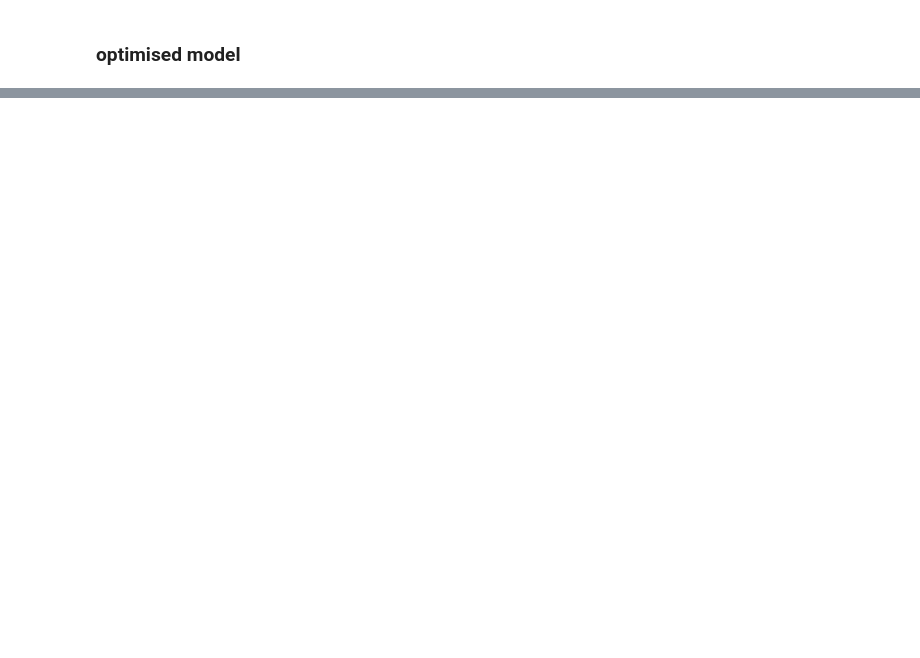
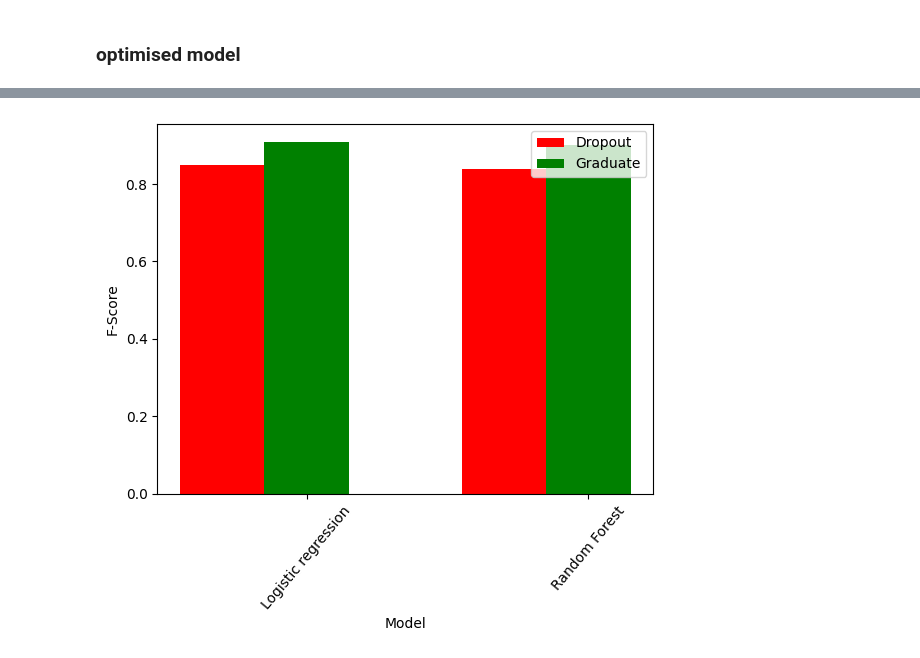
Before and after one commit to ASmith12345/udacity-capstone-project, a Jupyter notebook: optimised-columns-ml-analysis.ipynb, the cells around one changed output, grey strips where cells are left out. Cells and saved outputs as stored; diff of their text form; code cells hidden in the pictures; blank space fills up the shorter version.

```diff
--- a/optimised-columns-ml-analysis.ipynb
+++ b/optimised-columns-ml-analysis.ipynb
@@ -568,0 +556,5 @@ print(f"training model accuracy: {v_model_test_acc}")
+# %%
+# train model
+clf = GridSearchCV(LogisticRegression(), param_grid=parameters, cv=3, verbose=1, n_jobs=-1, error_score='raise')
+# %%
+best_clf=clf.fit(X_train, y_train)
@@ -568,0 +563,3 @@ print(f"training model accuracy: {v_model_test_acc}")
+# %%
+# predict target values
+clf_y_pred = clf.predict(X_test)
@@ -568,0 +589,6 @@ print(f"training model accuracy: {v_model_test_acc}")
+# %%
+# get f1 scores and append resulting dataframes
+rii_df = f1_score_display('Random Forest',y_test, cv_y_pred)
+lii_df = f1_score_display('Logistic regression',y_test, clf_y_pred)
+f1_df2 = pd.concat([rii_df, lii_df])
+f1_df2
@@ -568,0 +601,21 @@ print(f"training model accuracy: {v_model_test_acc}")
+# %%
+# visualisation of comparison of models
+
+vis=f1_df2
+N = 2
+ind = np.arange(N)
+width = 0.3
+yvals =list(vis[vis['category']=='Dropout'].sort_values(by='classifier')['f1-score'])
+barf = plt.bar(ind, yvals, width, color = 'r')
+nvals =list(vis[vis['category']=='Graduate'].sort_values(by='classifier')['f1-score'])
+barm = plt.bar(ind+width, nvals, width, color='g')
+plt.xlabel("Model")
+plt.ylabel('F-Score')
+plt.xticks(ind+width,[
+                      'Logistic regression',
+                      'Random Forest'
+                     ], rotation=50)
+plt.legend( (barf, barm), ('Dropout', 'Graduate') )
+plt.show()
+# %% [output]
+[figure, added]
```
Also changed, not shown: parts of 76 cells of this notebook, 4 other files.
